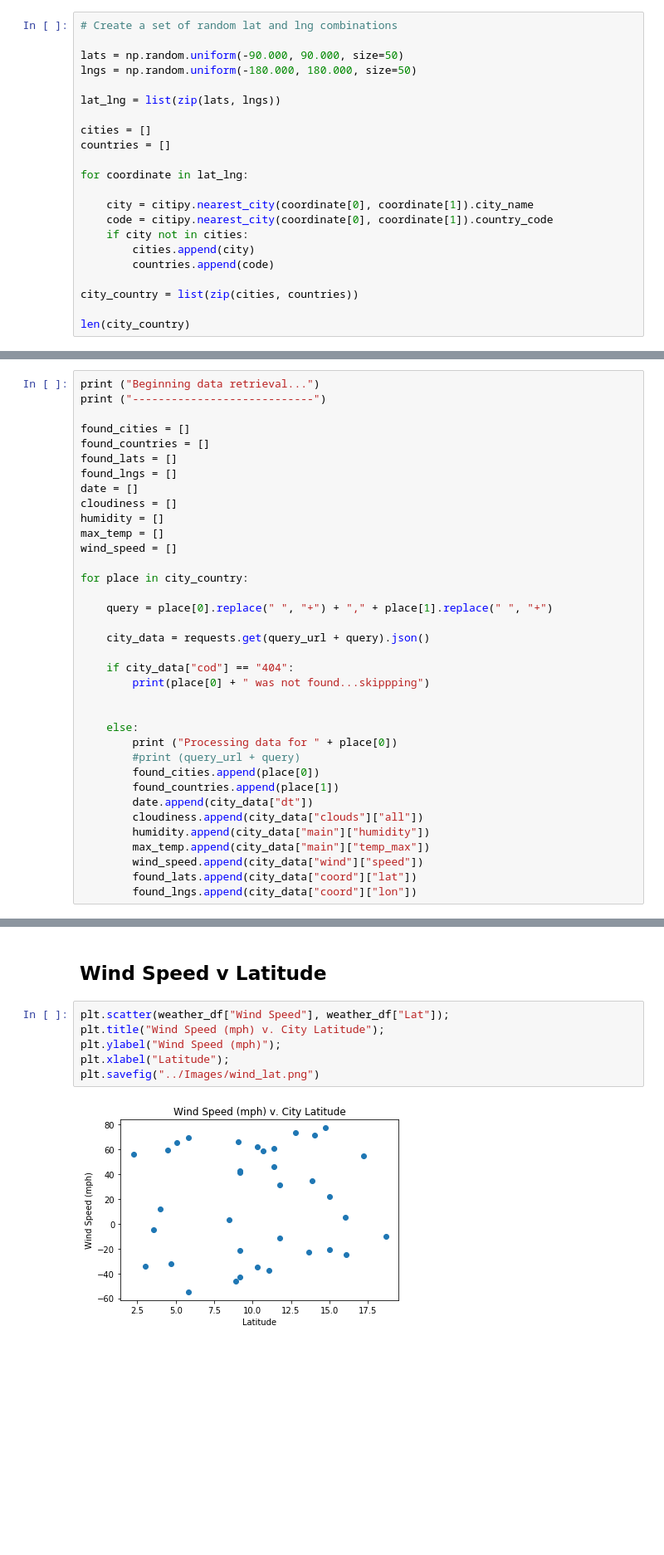
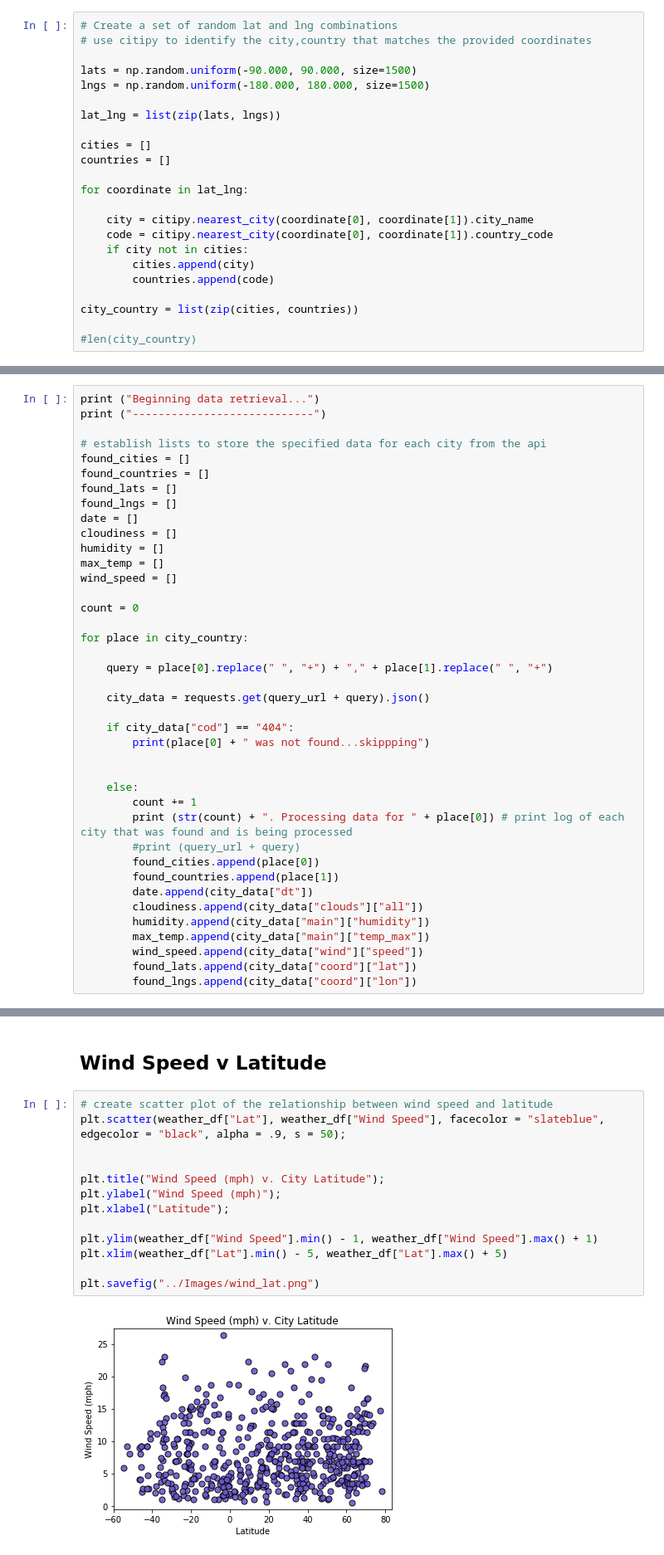
Before and after one commit to jazminhicks/Weather-Equator-Analysis, a Jupyter notebook: starter_code/main.ipynb, the cells around one changed output, grey strips where cells are left out. Shown at 83% size. Drawn from its saved outputs; the diff is of its cells as text; blank space fills up the shorter version.

Commit message:
updates to plots and comments

```diff
--- a/starter_code/main.ipynb
+++ b/starter_code/main.ipynb
@@ -17,8 +17,9 @@ lng_range = (-180, 180)
 # %%
 # Create a set of random lat and lng combinations
+# use citipy to identify the city,country that matches the provided coordinates
 
-lats = np.random.uniform(-90.000, 90.000, size=50)
-lngs = np.random.uniform(-180.000, 180.000, size=50)
+lats = np.random.uniform(-90.000, 90.000, size=1500)
+lngs = np.random.uniform(-180.000, 180.000, size=1500)
 
 lat_lng = list(zip(lats, lngs))
 
@@ -35,5 +36,5 @@ for coordinate in lat_lng:
 
 city_country = list(zip(cities, countries))
 
-len(city_country)
+#len(city_country)
 # %% [output]
@@ -48,6 +52,7 @@ query_url = f"{url}appid={api_key}&units={unit}&q="
 print ("Beginning data retrieval...")
 print ("----------------------------")
 
+# establish lists to store the specified data for each city from the api
 found_cities = []
 found_countries = []
 found_lats = []
@@ -57,6 +62,8 @@ cloudiness = []
 humidity = []
 max_temp = []
 wind_speed = []
+
+count = 0
 
 for place in city_country:
 
@@ -69,7 +76,8 @@ for place in city_country:
 
 
     else:
-        print ("Processing data for " + place[0])
+        count += 1
+        print (str(count) + ". Processing data for " + place[0]) # print log of each city that was found and is being processed
         #print (query_url + query)
         found_cities.append(place[0])
         found_countries.append(place[1])
@@ -148,10 +178,17 @@ plt.savefig("../Images/clouds_lat.png")
 # %% [markdown]
 ## Wind Speed v Latitude
 # %%
-plt.scatter(weather_df["Wind Speed"], weather_df["Lat"]);
+# create scatter plot of the relationship between wind speed and latitude
+plt.scatter(weather_df["Lat"], weather_df["Wind Speed"], facecolor = "slateblue", edgecolor = "black", alpha = .9, s = 50);
+
+
 plt.title("Wind Speed (mph) v. City Latitude");
 plt.ylabel("Wind Speed (mph)");
 plt.xlabel("Latitude");
+
+plt.ylim(weather_df["Wind Speed"].min() - 1, weather_df["Wind Speed"].max() + 1)
+plt.xlim(weather_df["Lat"].min() - 5, weather_df["Lat"].max() + 5)
+
 plt.savefig("../Images/wind_lat.png")
 # %% [output]
-[figure, old version]
+[figure, new version]
```
Also changed, not shown: parts of 11 cells of this notebook.
